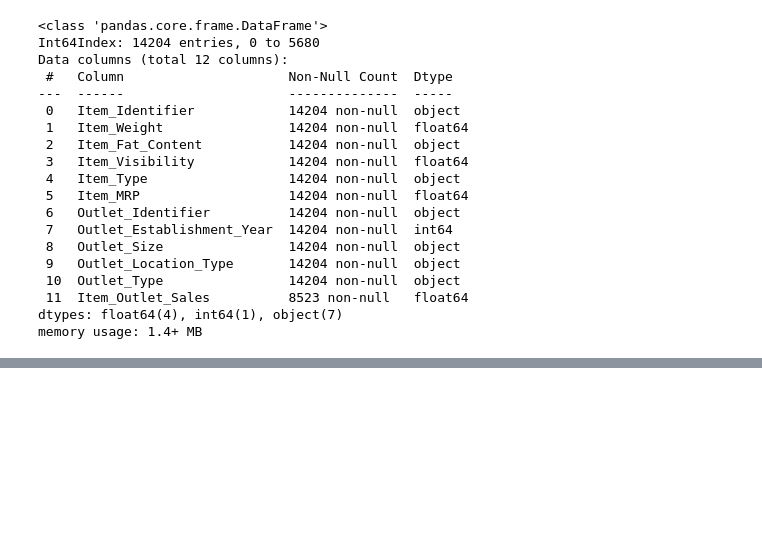
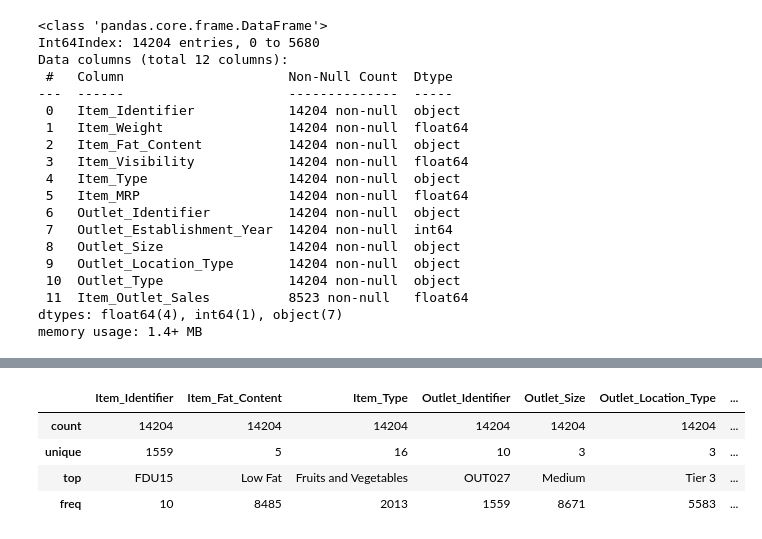
Before and after one commit to mebi-ali/BigMart-Sales-Predication, a Jupyter notebook: bigmart-sales-prediction-analysis.ipynb, the cells around one changed output, grey strips where cells are left out. Saved outputs shown, nothing was run; the diff lists cells and outputs as text; code cells hidden in the pictures; blank space fills up the shorter version.

```diff
--- a/bigmart-sales-prediction-analysis.ipynb
+++ b/bigmart-sales-prediction-analysis.ipynb
@@ -244,0 +274,10 @@ memory usage: 1.4+ MB
+# %%
+# Categorial
+cat_df = combined.select_dtypes('object')
+cat_df.describe()
+# %% [output]
+|  | Item_Identifier | Item_Fat_Content | Item_Type | Outlet_Identifier | Outlet_Size | Outlet_Location_Type | ... |
+| count | 14204 | 14204 | 14204 | 14204 | 14204 | 14204 | ... |
+| unique | 1559 | 5 | 16 | 10 | 3 | 3 | ... |
+| top | FDU15 | Low Fat | Fruits and Vegetables | OUT027 | Medium | Tier 3 | ... |
+| freq | 10 | 8485 | 2013 | 1559 | 8671 | 5583 | ... |
```
Also changed, not shown: parts of 15 cells of this notebook.
